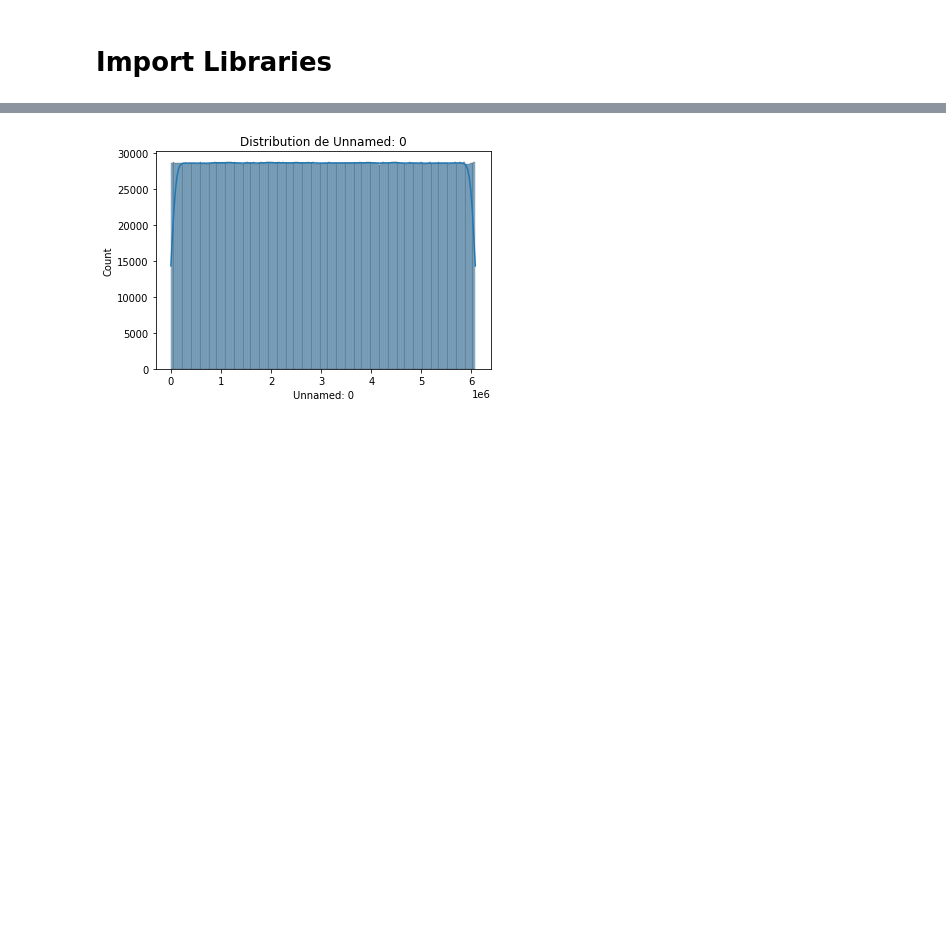
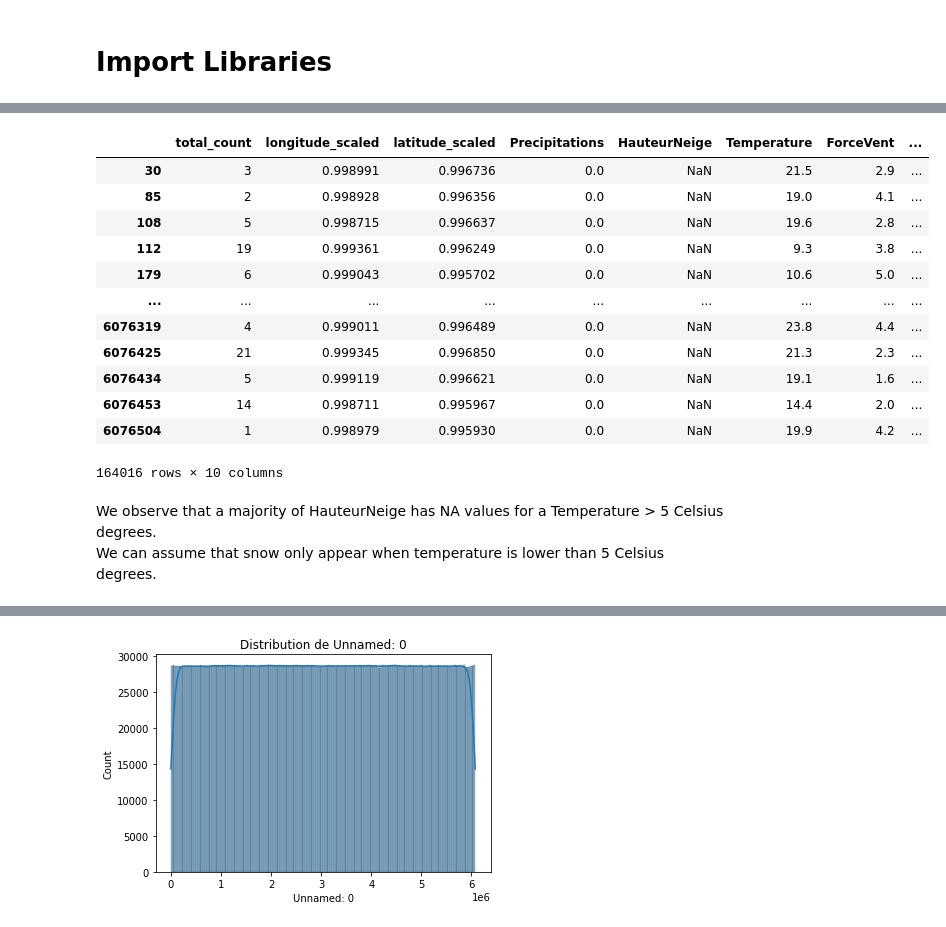
Before and after one commit to FrozenPasta/Egis_Datacraft, a Jupyter notebook: egisData.ipynb, the cells around one changed output, grey strips where cells are left out. Saved outputs shown, nothing was run; the diff lists cells and outputs as text; code cells hidden in the pictures; blank space fills up the shorter version.

```diff
--- a/egisData.ipynb
+++ b/egisData.ipynb
@@ -48 +106,20 @@ invalid_ratio    0
 dtype: int64
+# %%
+X_train.loc[X_train["HauteurNeige"].isna()]
+# %% [output]
+|  | total_count | longitude_scaled | latitude_scaled | Precipitations | HauteurNeige | Temperature | ForceVent | ... |
+| 30 | 3 | 0.998991 | 0.996736 | 0.0 | NaN | 21.5 | 2.9 | ... |
+| 85 | 2 | 0.998928 | 0.996356 | 0.0 | NaN | 19.0 | 4.1 | ... |
+| 108 | 5 | 0.998715 | 0.996637 | 0.0 | NaN | 19.6 | 2.8 | ... |
+| 112 | 19 | 0.999361 | 0.996249 | 0.0 | NaN | 9.3 | 3.8 | ... |
+| 179 | 6 | 0.999043 | 0.995702 | 0.0 | NaN | 10.6 | 5.0 | ... |
+| ... | ... | ... | ... | ... | ... | ... | ... | ... |
+| 6076319 | 4 | 0.999011 | 0.996489 | 0.0 | NaN | 23.8 | 4.4 | ... |
+| 6076425 | 21 | 0.999345 | 0.996850 | 0.0 | NaN | 21.3 | 2.3 | ... |
+| 6076434 | 5 | 0.999119 | 0.996621 | 0.0 | NaN | 19.1 | 1.6 | ... |
+| 6076453 | 14 | 0.998711 | 0.995967 | 0.0 | NaN | 14.4 | 2.0 | ... |
+| 6076504 | 1 | 0.998979 | 0.995930 | 0.0 | NaN | 19.9 | 4.2 | ... |
+164016 rows × 10 columns
+# %% [markdown]
+We observe that a majority of HauteurNeige has NA values for a Temperature > 5 Celsius degrees.
+We can assume that snow only appear when temperature is lower than 5 Celsius degrees.
```
Also changed, not shown: parts of 50 cells of this notebook.
